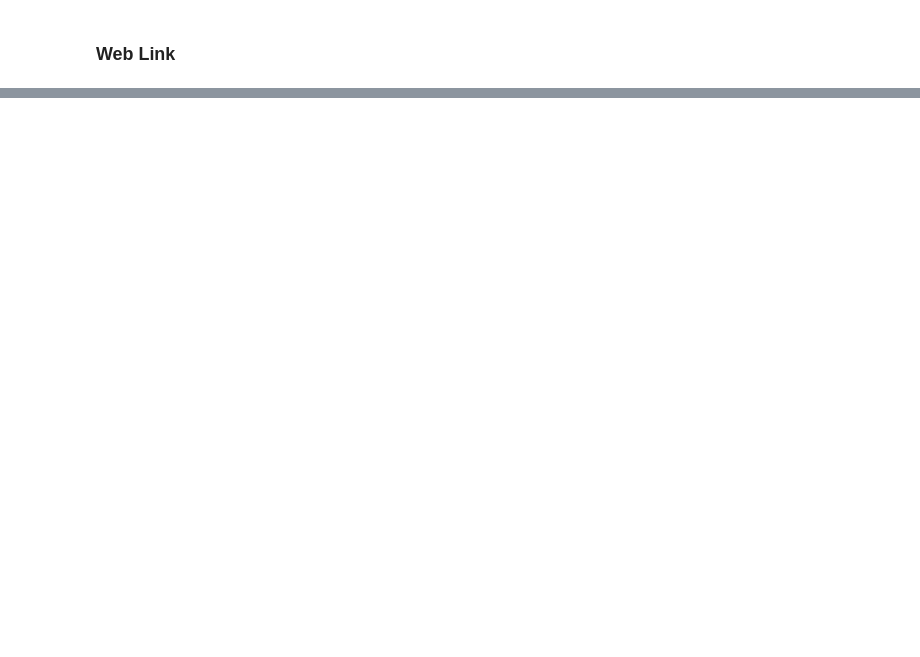
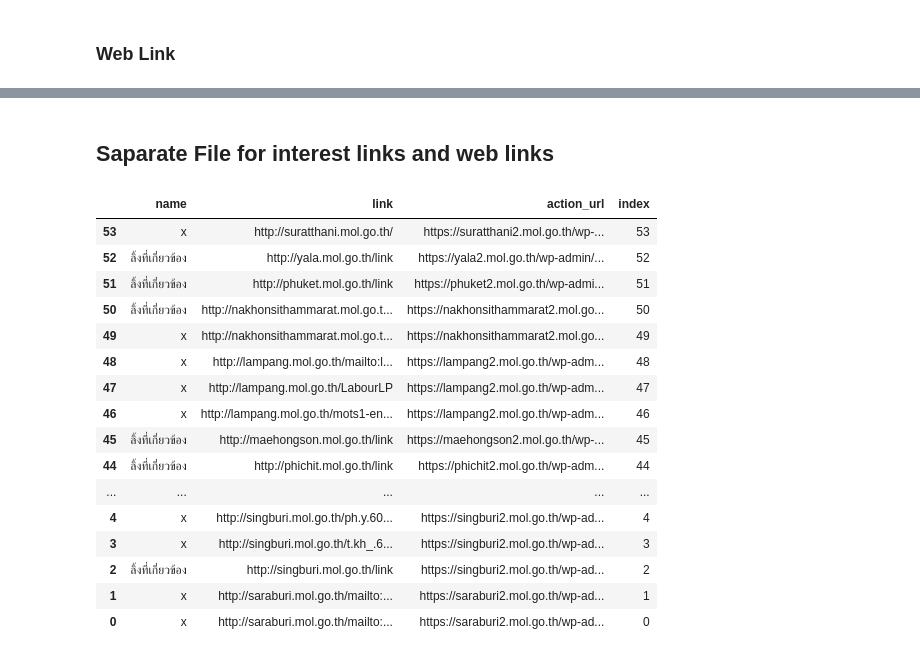
Before and after one commit to Kanbc/mol-notebook, a Jupyter notebook: province/5_link.ipynb, the cells around one changed output, grey strips where cells are left out. Cells and saved outputs as stored; diff of their text form; code cells hidden in the pictures; blank space fills up the shorter version.

```diff
--- a/province/5_link.ipynb
+++ b/province/5_link.ipynb
@@ -191,0 +181,6 @@ pd.read_csv('output/web_link/add_web_link.csv')
+# %% [markdown]
+## Saparate File for interest links and web links
+# %%
+new_df2 = pd.read_csv('output/interest_link/link_v3.csv')
+new_int_link_df = pd.read_csv('data/name_interest_link.csv')
+new_web_link_df = pd.read_csv('data/name_web_link.csv')
@@ -191,0 +230,21 @@ pd.read_csv('output/web_link/add_web_link.csv')
+# %%
+web_link_df.to_csv('output/web_link/web_link_data.csv',index=False)
+web_link_df
+# %% [output]
+|  | name | link | action_url | index |
+| 53 | x | http://suratthani.mol.go.th/ | https://suratthani2.mol.go.th/wp-... | 53 |
+| 52 | ลิ้งที่เกี่ยวข้อง | http://yala.mol.go.th/link | https://yala2.mol.go.th/wp-admin/... | 52 |
+| 51 | ลิ้งที่เกี่ยวข้อง | http://phuket.mol.go.th/link | https://phuket2.mol.go.th/wp-admi... | 51 |
+| 50 | ลิ้งที่เกี่ยวข้อง | http://nakhonsithammarat.mol.go.t... | https://nakhonsithammarat2.mol.go... | 50 |
+| 49 | x | http://nakhonsithammarat.mol.go.t... | https://nakhonsithammarat2.mol.go... | 49 |
+| 48 | x | http://lampang.mol.go.th/mailto:l... | https://lampang2.mol.go.th/wp-adm... | 48 |
+| 47 | x | http://lampang.mol.go.th/LabourLP | https://lampang2.mol.go.th/wp-adm... | 47 |
+| 46 | x | http://lampang.mol.go.th/mots1-en... | https://lampang2.mol.go.th/wp-adm... | 46 |
+| 45 | ลิ้งที่เกี่ยวข้อง | http://maehongson.mol.go.th/link | https://maehongson2.mol.go.th/wp-... | 45 |
+| 44 | ลิ้งที่เกี่ยวข้อง | http://phichit.mol.go.th/link | https://phichit2.mol.go.th/wp-adm... | 44 |
+| ... | ... | ... | ... | ... |
+| 4 | x | http://singburi.mol.go.th/ph.y.60... | https://singburi2.mol.go.th/wp-ad... | 4 |
+| 3 | x | http://singburi.mol.go.th/t.kh_.6... | https://singburi2.mol.go.th/wp-ad... | 3 |
+| 2 | ลิ้งที่เกี่ยวข้อง | http://singburi.mol.go.th/link | https://singburi2.mol.go.th/wp-ad... | 2 |
+| 1 | x | http://saraburi.mol.go.th/mailto:... | https://saraburi2.mol.go.th/wp-ad... | 1 |
+| 0 | x | http://saraburi.mol.go.th/mailto:... | https://saraburi2.mol.go.th/wp-ad... | 0 |
```
Also changed, not shown: parts of 9 cells of this notebook, 8 other files.
